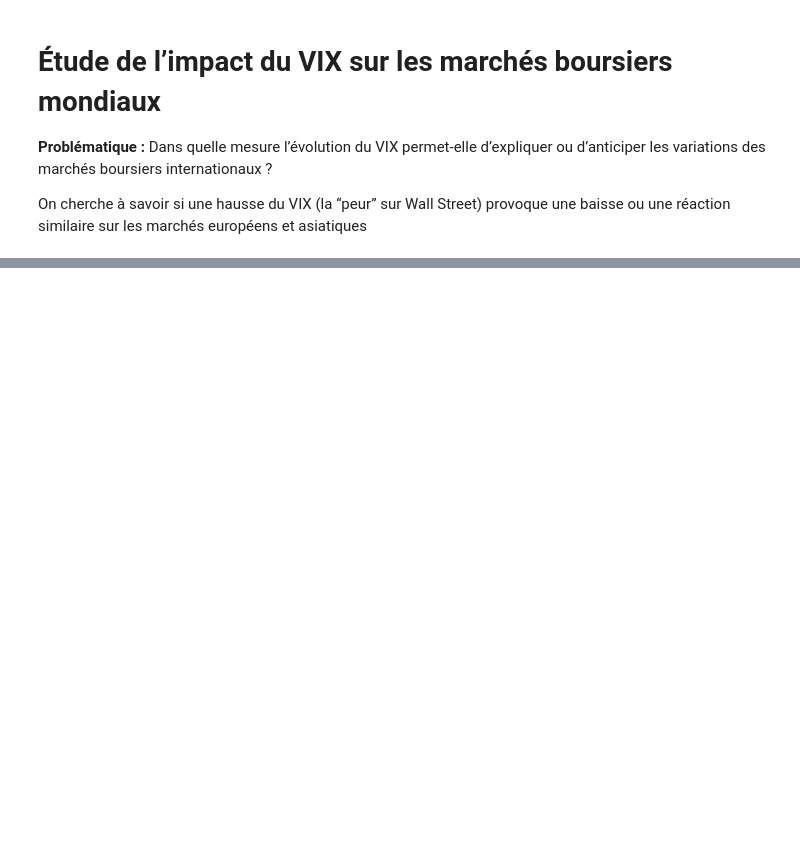
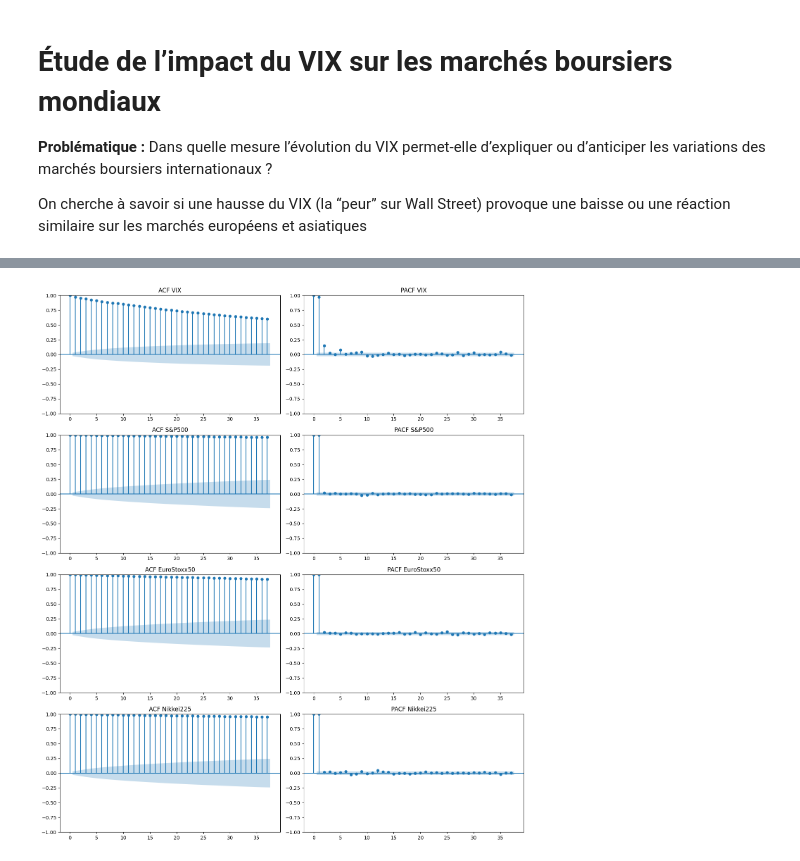
Before and after one commit to nphalier29/vix-stock-index-analysis, a Jupyter notebook: main.ipynb, the cells around one changed output, grey strips where cells are left out. Saved outputs shown, nothing was run; the diff lists cells and outputs as text; code cells hidden in the pictures; blank space fills up the shorter version.

```diff
--- a/main.ipynb
+++ b/main.ipynb
@@ -21,8 +28,7 @@ warnings.filterwarnings('ignore')
 # %%
+# on définit une date commune à laquelle on dispose de toutes les données (Eurostoxx50 disponible depuis mars 2007)
 start_date = '2007-03-30'
 end_date = pd.Timestamp.today().strftime('%Y-%m-%d')
-
-# data for VIX and stock indices
 
 tickers = {
     'VIX': '^VIX',
@@ -33,9 +39,9 @@ tickers = {
 
 dic = {}
 
-for key, ticker in tickers.items():
-    data = yf.download(ticker, start=start_date, end=end_date)
-    dic[key] = data
+for name, ticker in tickers.items():
+    data = yf.download(ticker, start=start_date, end=end_date, interval='1d')
+    dic[name] = data
 
 data = pd.concat(dic, axis=1)
 
@@ -55,5 +61,3 @@ data = pd.concat(dic, axis=1)
 # fx_data = pd.concat(dic_fx, axis=1)
 
 # function to convert to USD
-
-print(data.tail())
@@ -84,0 +100,16 @@ plt.show()
+# %%
+# ACF - PACF plots
+from statsmodels.graphics.tsaplots import plot_acf, plot_pacf
+fig, axs = plt.subplots(4, 2, figsize=(14, 16))
+plot_acf(data['VIX']['Close'].dropna(), ax=axs[0, 0], title='ACF VIX')
+plot_pacf(data['VIX']['Close'].dropna(), ax=axs[0, 1], title='PACF VIX')
+plot_acf(data['S&P500']['Close'].dropna(), ax=axs[1, 0], title='ACF S&P500')
+plot_pacf(data['S&P500']['Close'].dropna(), ax=axs[1, 1], title='PACF S&P500')
+plot_acf(data['EuroStoxx50']['Close'].dropna(), ax=axs[2, 0], title='ACF EuroStoxx50')
+plot_pacf(data['EuroStoxx50']['Close'].dropna(), ax=axs[2, 1], title='PACF EuroStoxx50')
+plot_acf(data['Nikkei225']['Close'].dropna(), ax=axs[3, 0], title='ACF Nikkei225')
+plot_pacf(data['Nikkei225']['Close'].dropna(), ax=axs[3, 1], title='PACF Nikkei225')
+plt.tight_layout()
+plt.show()
+# %% [output]
+[figure, added]
```
Also changed, not shown: parts of 16 cells of this notebook, 1 other file.
